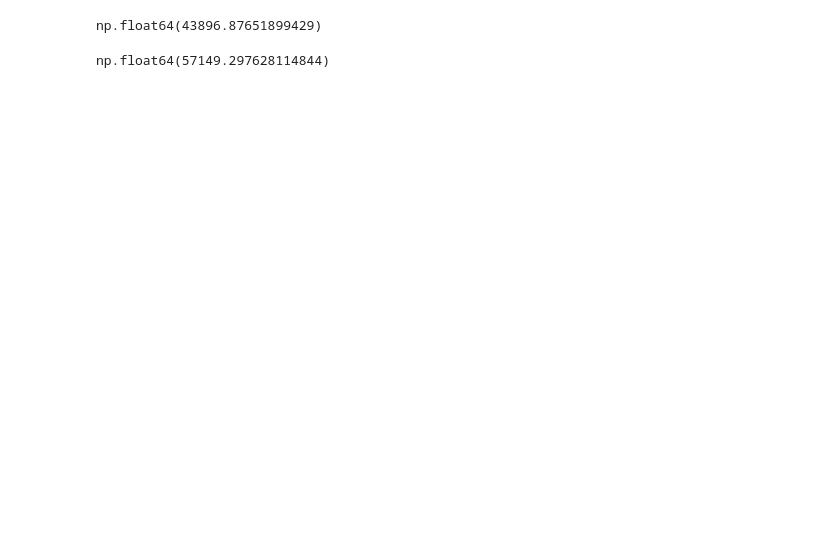
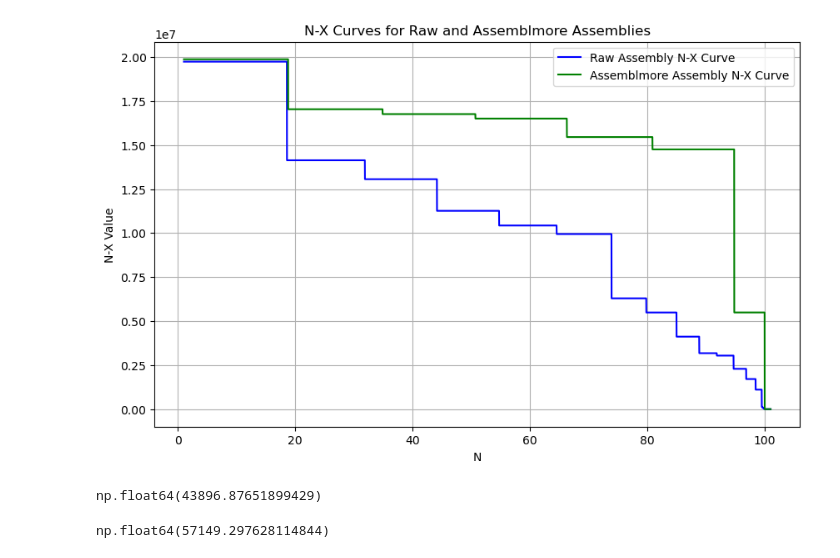
Before and after one commit to TejusK123/assemblmore, a Jupyter notebook: assemblmore/src/eval_metric_scratchpad.ipynb, the cells around one changed output. Drawn from its saved outputs; the diff is of its cells as text; code cells hidden in the pictures; blank space fills up the shorter version.

Commit message:
assembly_metrics

```diff
--- a/assemblmore/src/eval_metric_scratchpad.ipynb
+++ b/assemblmore/src/eval_metric_scratchpad.ipynb
@@ -50,3 +54,17 @@ auN_raw, auN_assemblmore
+# %%
+nx_curve_raw = [calc_NX(raw_assembly, n) for n in np.linspace(1, 101, num=10000)]
+nx_curve_assemblmore = [calc_NX(assemblmore_assembly, n) for n in np.linspace(1, 101, num=10000)]
+plt.figure(figsize=(10, 6))
+plt.plot(np.linspace(1, 101, num=10000), nx_curve_raw, label='Raw Assembly N-X Curve', color='blue')
+plt.plot(np.linspace(1, 101, num=10000), nx_curve_assemblmore, label='Assemblmore Assembly N-X Curve', color='green')
+plt.xlabel('N')
+plt.ylabel('N-X Value')
+plt.title('N-X Curves for Raw and Assemblmore Assemblies')
+plt.legend()
+plt.grid()
+plt.show()
+# %% [output]
+[figure, added]
 # %%
 ##############################
 # %%
```
Also changed, not shown: parts of 2 cells of this notebook, 4 other files.
